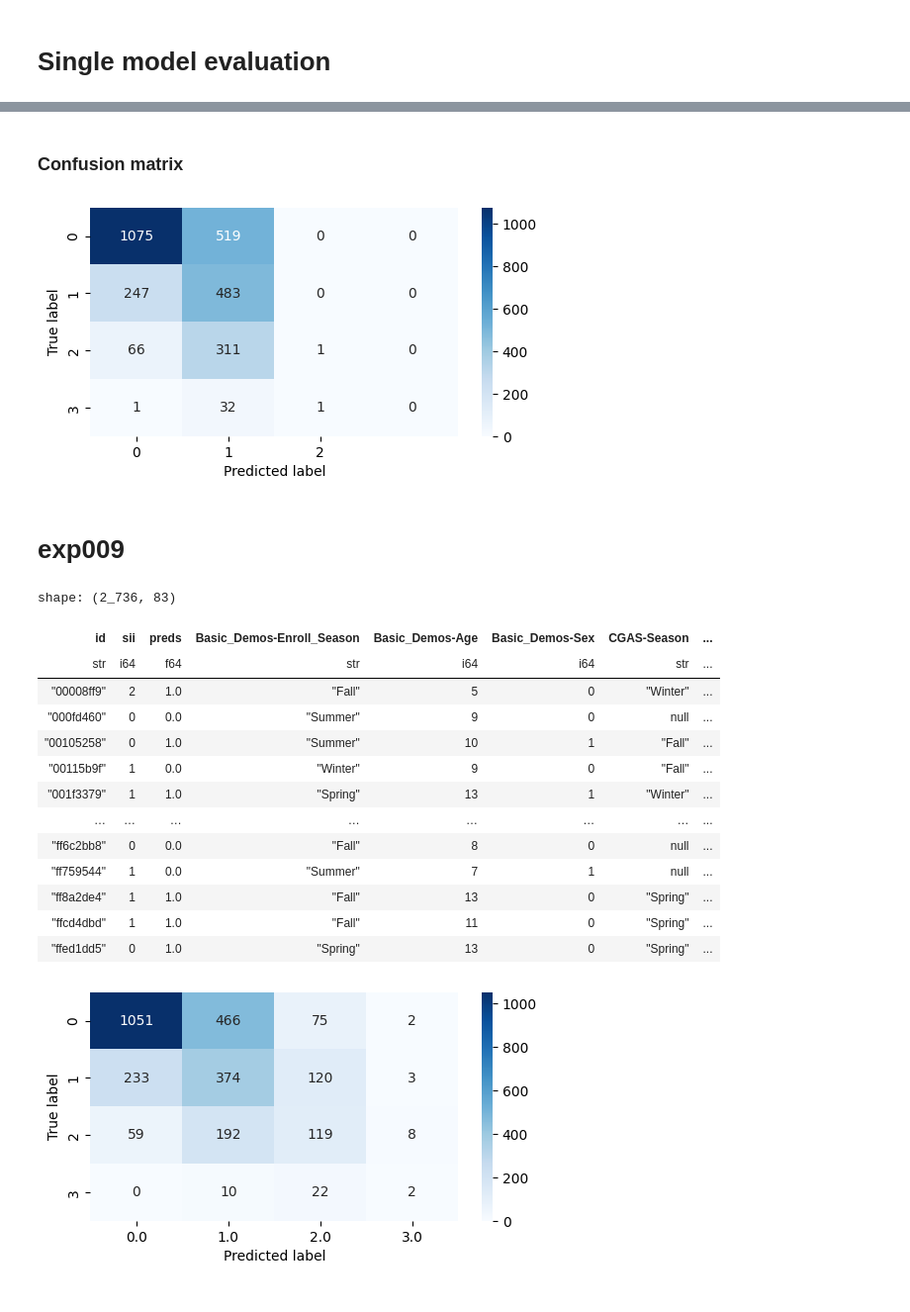
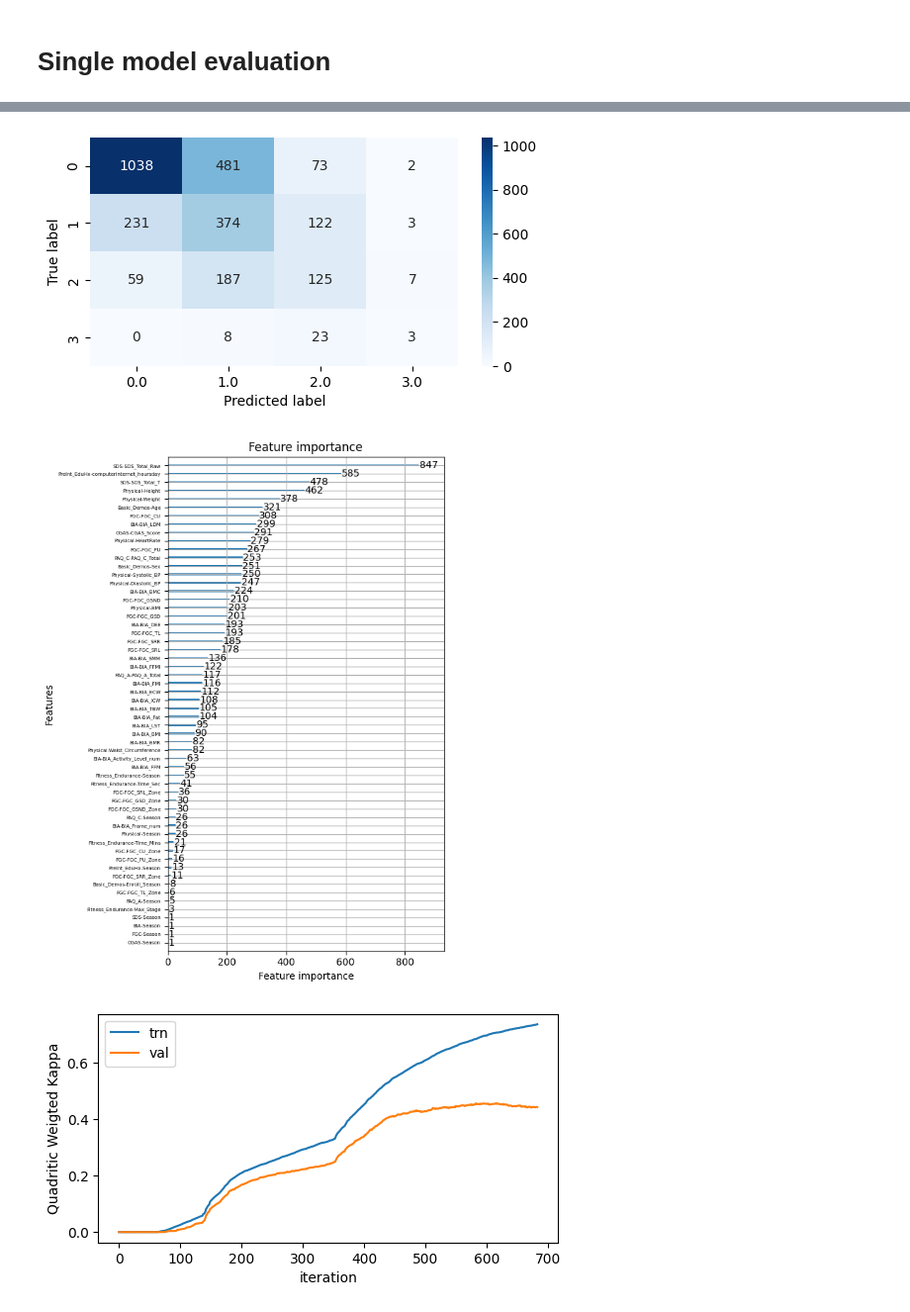
Before and after one commit to maekou-AI/cmi_piu, a Jupyter notebook: notebook/model_evaluation.ipynb, the cells around one changed output, grey strips where cells are left out. Shown at 99% size. Saved outputs shown, nothing was run; the diff lists cells and outputs as text; code cells hidden in the pictures.

```diff
--- a/notebook/model_evaluation.ipynb
+++ b/notebook/model_evaluation.ipynb
@@ -245,54 +26,9 @@ shape: (2_736, 83)
-# %% [markdown]
-### Confusion matrix
-# %%
-cm = confusion_matrix(oof_preds_008["sii"], oof_preds_008["preds"])
-plt.figure(figsize=(6, 3))
-sns.heatmap(
-    cm, annot=True, fmt="d", cmap="Blues",
-    xticklabels=oof_preds_008["preds"].unique(),
-    yticklabels=oof_preds_008["sii"].unique()
-)
-plt.xlabel("Predicted label")
-plt.ylabel("True label")
-plt.show()
-# %% [output]
-[figure, removed]
-# %% [markdown]
-# exp009
-# %%
-oof_preds_009 = pl.read_csv("/kaggle/temp/exp009_lgb_baseline_v3/oof_prediction.csv")
-oof_preds_009 = (
-    oof_preds_009
-    .select(pl.col("id"), pl.col("sii").alias("preds"))
-    .join(trn_df, on="id", how="left")
-    .select("id", "sii", "preds", pl.exclude("id", "sii", "preds"))
-)
-oof_preds_009
-# %% [output]
-shape: (2_736, 83)
-| id | sii | preds | Basic_Demos-Enroll_Season | Basic_Demos-Age | Basic_Demos-Sex | CGAS-Season | ... |
-| str | i64 | f64 | str | i64 | i64 | str | ... |
-| "00008ff9" | 2 | 1.0 | "Fall" | 5 | 0 | "Winter" | ... |
-| "000fd460" | 0 | 0.0 | "Summer" | 9 | 0 | null | ... |
-| "00105258" | 0 | 1.0 | "Summer" | 10 | 1 | "Fall" | ... |
-| "00115b9f" | 1 | 0.0 | "Winter" | 9 | 0 | "Fall" | ... |
-| "001f3379" | 1 | 1.0 | "Spring" | 13 | 1 | "Winter" | ... |
-| … | … | … | … | … | … | … | ... |
-| "ff6c2bb8" | 0 | 0.0 | "Fall" | 8 | 0 | null | ... |
-| "ff759544" | 1 | 0.0 | "Summer" | 7 | 1 | null | ... |
-| "ff8a2de4" | 1 | 1.0 | "Fall" | 13 | 0 | "Spring" | ... |
-| "ffcd4dbd" | 1 | 1.0 | "Fall" | 11 | 0 | "Spring" | ... |
-| "ffed1dd5" | 0 | 1.0 | "Spring" | 13 | 0 | "Spring" | ... |
-# %%
-cm = confusion_matrix(oof_preds_009["sii"], oof_preds_009["preds"])
-plt.figure(figsize=(6, 3))
-sns.heatmap(
-    cm, annot=True, fmt="d", cmap="Blues",
-    xticklabels=oof_preds_009["preds"].unique(),
-    yticklabels=oof_preds_009["sii"].unique()
-)
-plt.xlabel("Predicted label")
-plt.ylabel("True label")
-plt.show()
-# %% [output]
-[figure, removed]
+# %%
+oof_preds_010 = process_oof_prediction("exp011")
+plot_confusion_matrix(oof_preds_010)
+plot_importance("exp011", 6, 8)
+plot_learning_curve("exp011")
+# %% [output]
+[figure, added]
+[figure, added]
+[figure, added]
```
Also changed, not shown: parts of 33 cells of this notebook, 1 other file.
